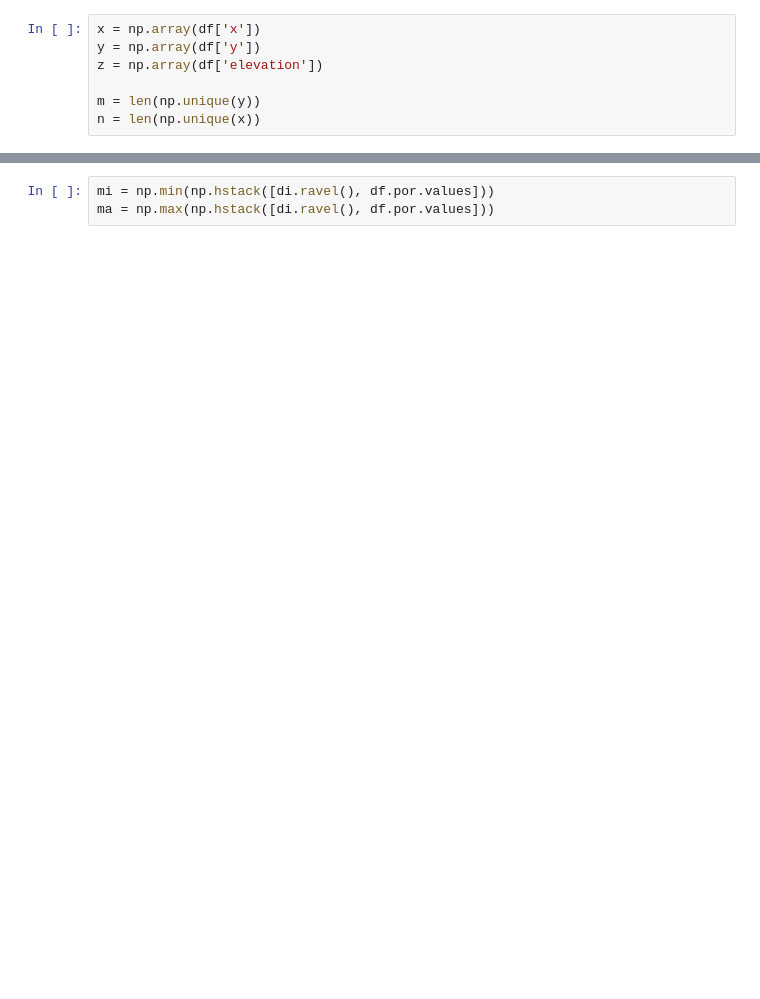
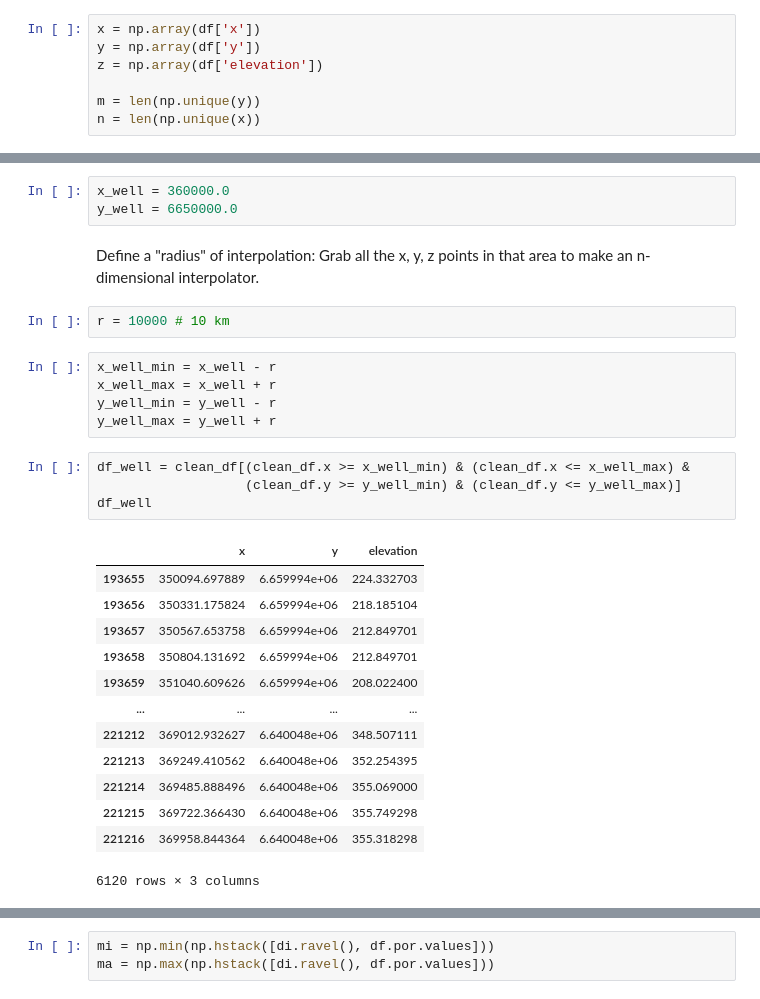
Before and after one commit to P219-C/drapeTool, a Jupyter notebook: exampleNotebook.ipynb, the cells around one changed output, grey strips where cells are left out. Drawn from its saved outputs; the diff is of its cells as text; blank space fills up the shorter version.

Commit message:
notebook interpolator completed and initial web app created

```diff
--- a/exampleNotebook.ipynb
+++ b/exampleNotebook.ipynb
@@ -143,0 +183,31 @@ plt.scatter(grid_x, grid_y, c=grid_z)
+# %%
+x_well = 360000.0
+y_well = 6650000.0
+# %% [markdown]
+Define a "radius" of interpolation:
+Grab all the x, y, z points in that area to make an n-dimensional interpolator.
+# %%
+r = 10000 # 10 km
+# %%
+x_well_min = x_well - r
+x_well_max = x_well + r
+y_well_min = y_well - r
+y_well_max = y_well + r
+# %%
+df_well = clean_df[(clean_df.x >= x_well_min) & (clean_df.x <= x_well_max) &
+                   (clean_df.y >= y_well_min) & (clean_df.y <= y_well_max)]
+df_well
+# %% [output]
+|  | x | y | elevation |
+| 193655 | 350094.697889 | 6.659994e+06 | 224.332703 |
+| 193656 | 350331.175824 | 6.659994e+06 | 218.185104 |
+| 193657 | 350567.653758 | 6.659994e+06 | 212.849701 |
+| 193658 | 350804.131692 | 6.659994e+06 | 212.849701 |
+| 193659 | 351040.609626 | 6.659994e+06 | 208.022400 |
+| ... | ... | ... | ... |
+| 221212 | 369012.932627 | 6.640048e+06 | 348.507111 |
+| 221213 | 369249.410562 | 6.640048e+06 | 352.254395 |
+| 221214 | 369485.888496 | 6.640048e+06 | 355.069000 |
+| 221215 | 369722.366430 | 6.640048e+06 | 355.749298 |
+| 221216 | 369958.844364 | 6.640048e+06 | 355.318298 |
+6120 rows × 3 columns
```
Also changed, not shown: parts of 30 cells of this notebook, 4 other files.
